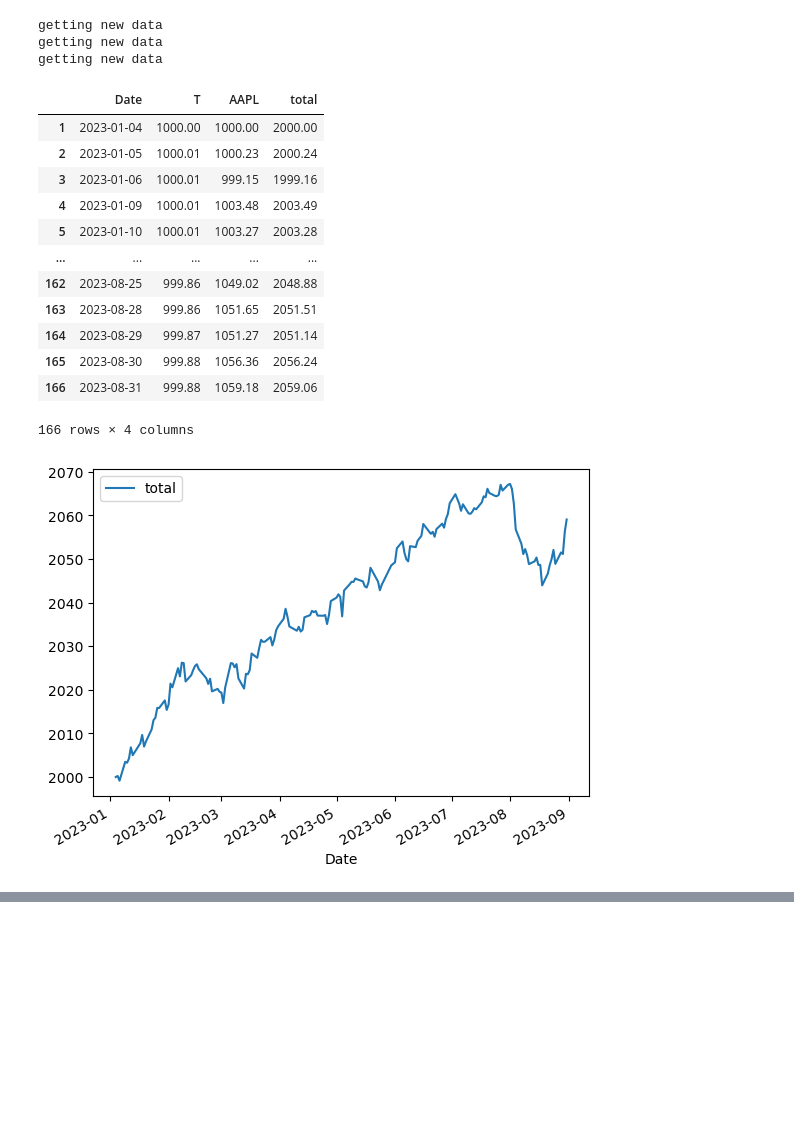
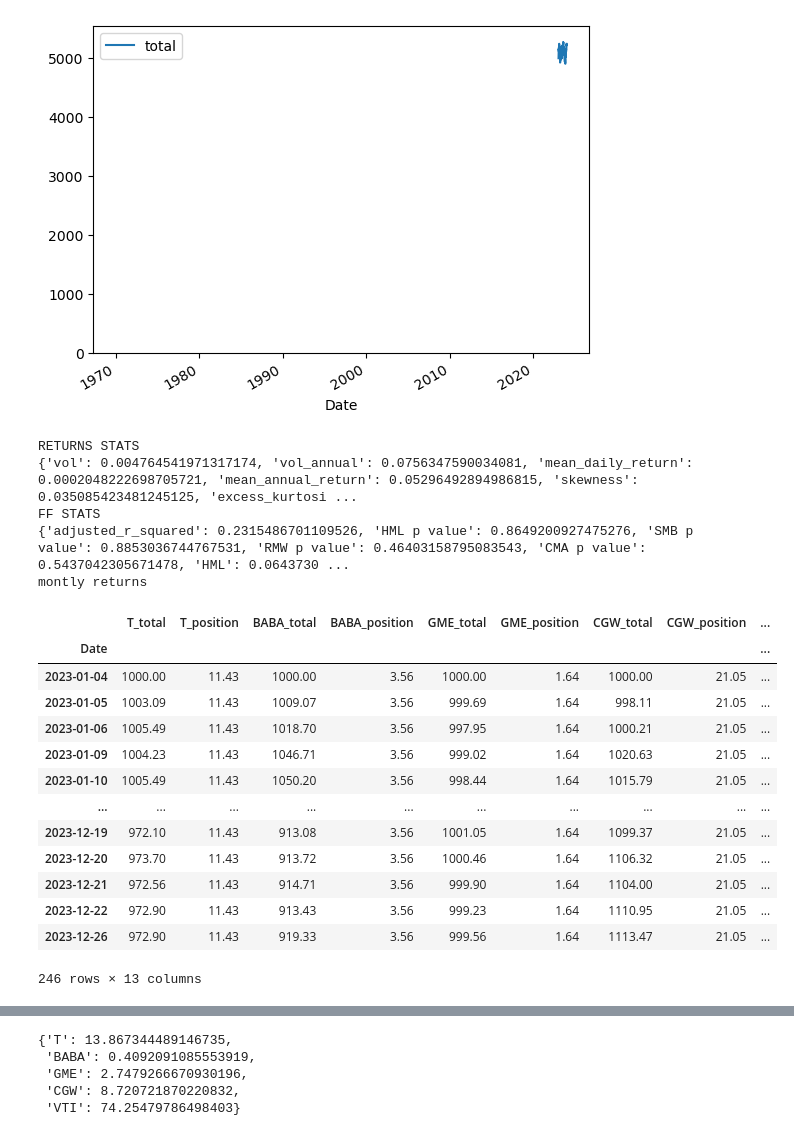
Before and after one commit to lucasdmoyer/two-dolla, a Jupyter notebook: mybacktester/mybacktester.ipynb, the cells around one changed output, grey strips where cells are left out. Cells and saved outputs as stored; diff of their text form; code cells hidden in the pictures; blank space fills up the shorter version.

```diff
--- a/mybacktester/mybacktester.ipynb
+++ b/mybacktester/mybacktester.ipynb
@@ -359,15 +588,19 @@ getting new data
 # %%
-stock_T = Stock('T',df=None, save_new=False,debug=False)
+# stock_T = Stock('T',df=None, save_new=False,debug=False)
 # # stock_T.addStrategy(stock_T.buyStock(10))
 # stock_AAPL = Stock('AAPL',df=None, save_new=False,debug=False)
 # # stock_AAPL.addStrategy(stock_AAPL.buyStock(15))
 
 portfolio_instance = Portfolio()
 portfolio_instance.addStock('T')
-portfolio_instance.addStock('AAPL')
+portfolio_instance.addStock('BABA')
+portfolio_instance.addStock('GME')
+portfolio_instance.addStock('CGW')
+portfolio_instance.addStock('VTI')
 
-portfolio_instance.markowitz()
-portfolio_instance.backtest(plot=True)
+markov = portfolio_instance.markowitz(weight=100, plot=True, msr=False)
+# print(markov)
+portfolio_instance.backtest(plot=True,stats=True)
 # first_stock = portfolio_instance.stocks[0]
 # df = pd.DataFrame(index=first_stock.df[next(iter(first_stock.df))].index)
 # %% [output]
@@ -374,17 +608,20 @@ portfolio_instance.backtest(plot=True)
+[figure, added]
-getting new data
-getting new data
-getting new data
+RETURNS STATS
+{'vol': 0.004764541971317174, 'vol_annual': 0.0756347590034081, 'mean_daily_return': 0.0002048222698705721, 'mean_annual_return': 0.05296492894986815, 'skewness': 0.035085423481245125, 'excess_kurtosi ...
+FF STATS
+{'adjusted_r_squared': 0.2315486701109526, 'HML p value': 0.8649200927475276, 'SMB p value': 0.8853036744767531, 'RMW p value': 0.46403158795083543, 'CMA p value': 0.5437042305671478, 'HML': 0.0643730 ...
+montly returns
-|  | Date | T | AAPL | total |
-| 1 | 2023-01-04 | 1000.00 | 1000.00 | 2000.00 |
-| 2 | 2023-01-05 | 1000.01 | 1000.23 | 2000.24 |
-| 3 | 2023-01-06 | 1000.01 | 999.15 | 1999.16 |
-| 4 | 2023-01-09 | 1000.01 | 1003.48 | 2003.49 |
-| 5 | 2023-01-10 | 1000.01 | 1003.27 | 2003.28 |
-| ... | ... | ... | ... | ... |
-| 162 | 2023-08-25 | 999.86 | 1049.02 | 2048.88 |
-| 163 | 2023-08-28 | 999.86 | 1051.65 | 2051.51 |
-| 164 | 2023-08-29 | 999.87 | 1051.27 | 2051.14 |
-| 165 | 2023-08-30 | 999.88 | 1056.36 | 2056.24 |
-| 166 | 2023-08-31 | 999.88 | 1059.18 | 2059.06 |
+|  | T_total | T_position | BABA_total | BABA_position | GME_total | GME_position | CGW_total | CGW_position | ... |
+| Date |  |  |  |  |  |  |  |  | ... |
+| 2023-01-04 | 1000.00 | 11.43 | 1000.00 | 3.56 | 1000.00 | 1.64 | 1000.00 | 21.05 | ... |
+| 2023-01-05 | 1003.09 | 11.43 | 1009.07 | 3.56 | 999.69 | 1.64 | 998.11 | 21.05 | ... |
+| 2023-01-06 | 1005.49 | 11.43 | 1018.70 | 3.56 | 997.95 | 1.64 | 1000.21 | 21.05 | ... |
+| 2023-01-09 | 1004.23 | 11.43 | 1046.71 | 3.56 | 999.02 | 1.64 | 1020.63 | 21.05 | ... |
+| 2023-01-10 | 1005.49 | 11.43 | 1050.20 | 3.56 | 998.44 | 1.64 | 1015.79 | 21.05 | ... |
+| ... | ... | ... | ... | ... | ... | ... | ... | ... | ... |
+| 2023-12-19 | 972.10 | 11.43 | 913.08 | 3.56 | 1001.05 | 1.64 | 1099.37 | 21.05 | ... |
+| 2023-12-20 | 973.70 | 11.43 | 913.72 | 3.56 | 1000.46 | 1.64 | 1106.32 | 21.05 | ... |
+| 2023-12-21 | 972.56 | 11.43 | 914.71 | 3.56 | 999.90 | 1.64 | 1104.00 | 21.05 | ... |
+| 2023-12-22 | 972.90 | 11.43 | 913.43 | 3.56 | 999.23 | 1.64 | 1110.95 | 21.05 | ... |
+| 2023-12-26 | 972.90 | 11.43 | 919.33 | 3.56 | 999.56 | 1.64 | 1113.47 | 21.05 | ... |
-166 rows × 4 columns
+246 rows × 13 columns
-[figure, old version]
@@ -391 +631,9 @@ getting new data
+# %%
+markov[1]
+# %% [output]
+{'T': 13.867344489146735,
+ 'BABA': 0.4092091085553919,
+ 'GME': 2.7479266670930196,
+ 'CGW': 8.720721870220832,
+ 'VTI': 74.25479786498403}
 # %%
```
Also changed, not shown: parts of 7 cells of this notebook, 13 other files.
